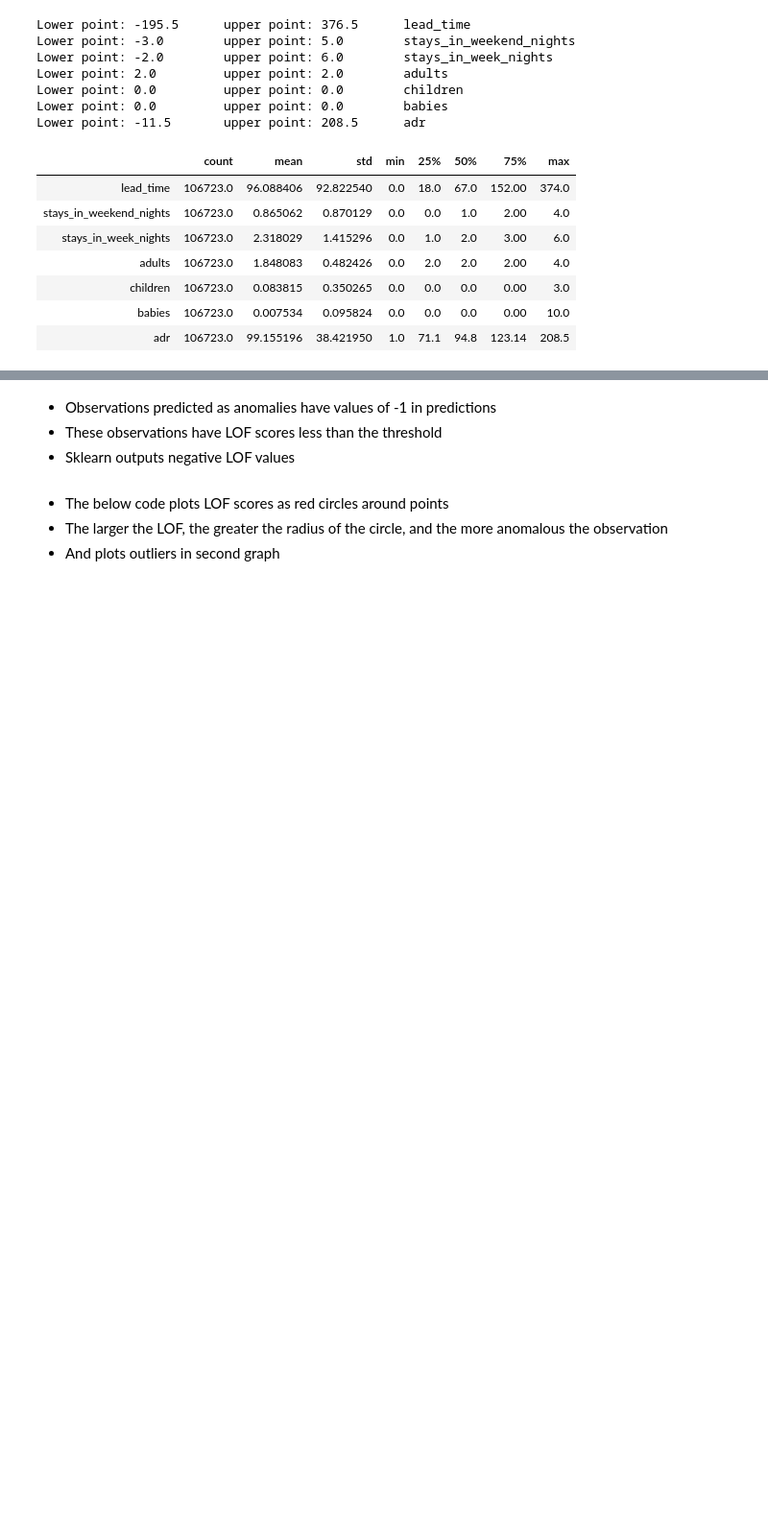
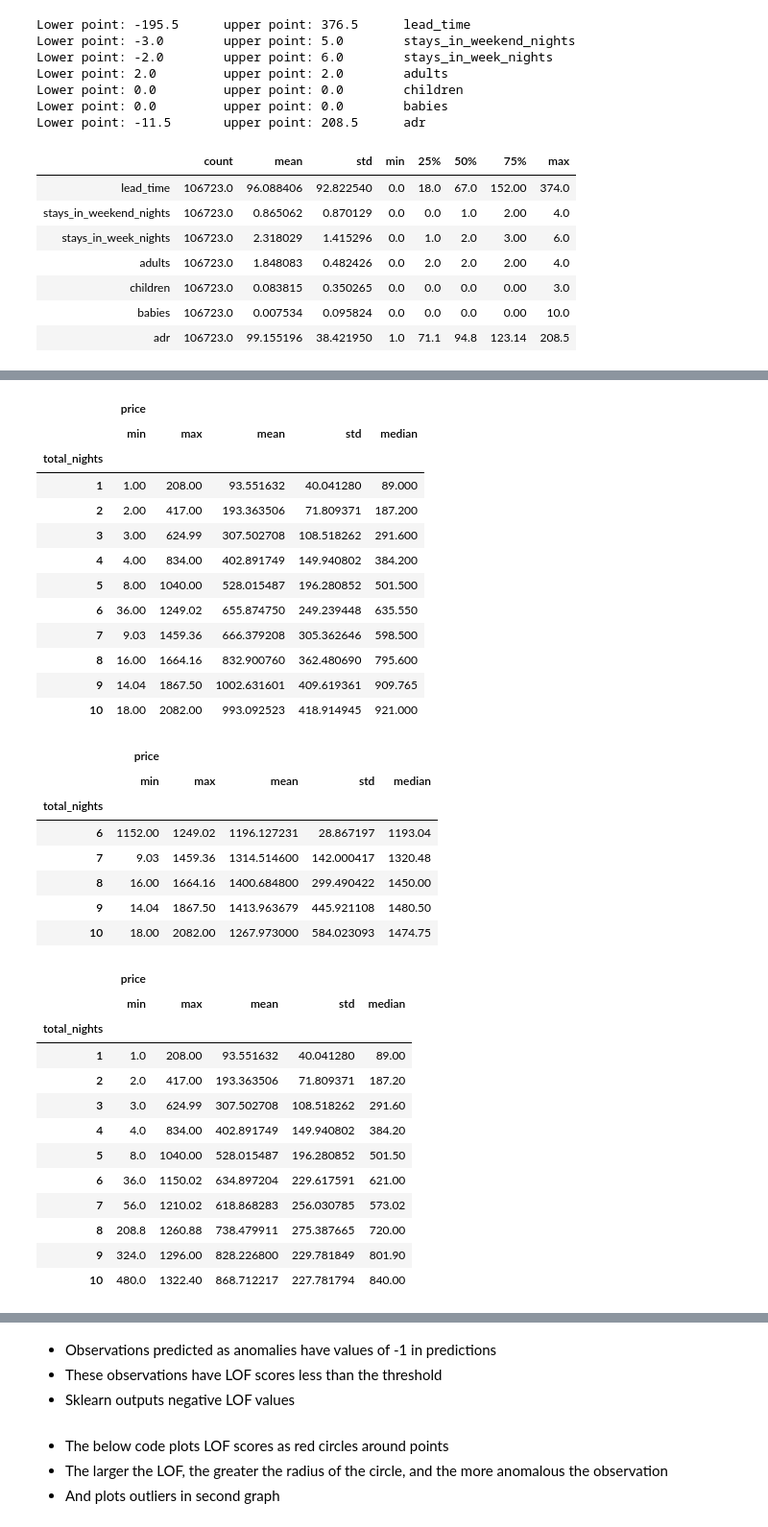
Before and after one commit to egemenzeytinci/cancellation-prediction, a Jupyter notebook: preprocessing.ipynb, the cells around one changed output, grey strips where cells are left out. Shown: that part at 96% size. Cells and saved outputs as stored; diff of their text form; code cells hidden in the pictures; blank space fills up the shorter version.

```diff
--- a/preprocessing.ipynb
+++ b/preprocessing.ipynb
@@ -351,0 +371,52 @@ X = np.array(cleaned[cols])
+# %%
+# statistics of outlier observations
+outliers = cleaned[y_pred_ee == -1][cols] \
+    .groupby(cols[0]) \
+    .agg({cols[1]: ['min', 'max', 'mean', 'std', 'median']})
+# %%
+# statistics of all observations
+all_data = cleaned[cols] \
+    .groupby(cols[0]) \
+    .agg({cols[1]: ['min', 'max', 'mean', 'std', 'median']})
+# %%
+# statistics of cleaned data
+clean_data = cleaned[y_pred_ee != -1] \
+    .groupby(cols[0]) \
+    .agg({cols[1]: ['min', 'max', 'mean', 'std', 'median']})
+# %%
+display_side_by_side(all_data, outliers, clean_data)
+# %% [output]
+|  | price |  |  |  |  |
+|  | min | max | mean | std | median |
+| total_nights |  |  |  |  |  |
+| 1 | 1.00 | 208.00 | 93.551632 | 40.041280 | 89.000 |
+| 2 | 2.00 | 417.00 | 193.363506 | 71.809371 | 187.200 |
+| 3 | 3.00 | 624.99 | 307.502708 | 108.518262 | 291.600 |
+| 4 | 4.00 | 834.00 | 402.891749 | 149.940802 | 384.200 |
+| 5 | 8.00 | 1040.00 | 528.015487 | 196.280852 | 501.500 |
+| 6 | 36.00 | 1249.02 | 655.874750 | 249.239448 | 635.550 |
+| 7 | 9.03 | 1459.36 | 666.379208 | 305.362646 | 598.500 |
+| 8 | 16.00 | 1664.16 | 832.900760 | 362.480690 | 795.600 |
+| 9 | 14.04 | 1867.50 | 1002.631601 | 409.619361 | 909.765 |
+| 10 | 18.00 | 2082.00 | 993.092523 | 418.914945 | 921.000 |
+|  | price |  |  |  |  |
+|  | min | max | mean | std | median |
+| total_nights |  |  |  |  |  |
+| 6 | 1152.00 | 1249.02 | 1196.127231 | 28.867197 | 1193.04 |
+| 7 | 9.03 | 1459.36 | 1314.514600 | 142.000417 | 1320.48 |
+| 8 | 16.00 | 1664.16 | 1400.684800 | 299.490422 | 1450.00 |
+| 9 | 14.04 | 1867.50 | 1413.963679 | 445.921108 | 1480.50 |
+| 10 | 18.00 | 2082.00 | 1267.973000 | 584.023093 | 1474.75 |
+|  | price |  |  |  |  |
+|  | min | max | mean | std | median |
+| total_nights |  |  |  |  |  |
+| 1 | 1.0 | 208.00 | 93.551632 | 40.041280 | 89.00 |
+| 2 | 2.0 | 417.00 | 193.363506 | 71.809371 | 187.20 |
+| 3 | 3.0 | 624.99 | 307.502708 | 108.518262 | 291.60 |
+| 4 | 4.0 | 834.00 | 402.891749 | 149.940802 | 384.20 |
+| 5 | 8.0 | 1040.00 | 528.015487 | 196.280852 | 501.50 |
+| 6 | 36.0 | 1150.02 | 634.897204 | 229.617591 | 621.00 |
+| 7 | 56.0 | 1210.02 | 618.868283 | 256.030785 | 573.02 |
+| 8 | 208.8 | 1260.88 | 738.479911 | 275.387665 | 720.00 |
+| 9 | 324.0 | 1296.00 | 828.226800 | 229.781849 | 801.90 |
+| 10 | 480.0 | 1322.40 | 868.712217 | 227.781794 | 840.00 |
```
Also changed, not shown: parts of 14 cells of this notebook, 11 other files.
